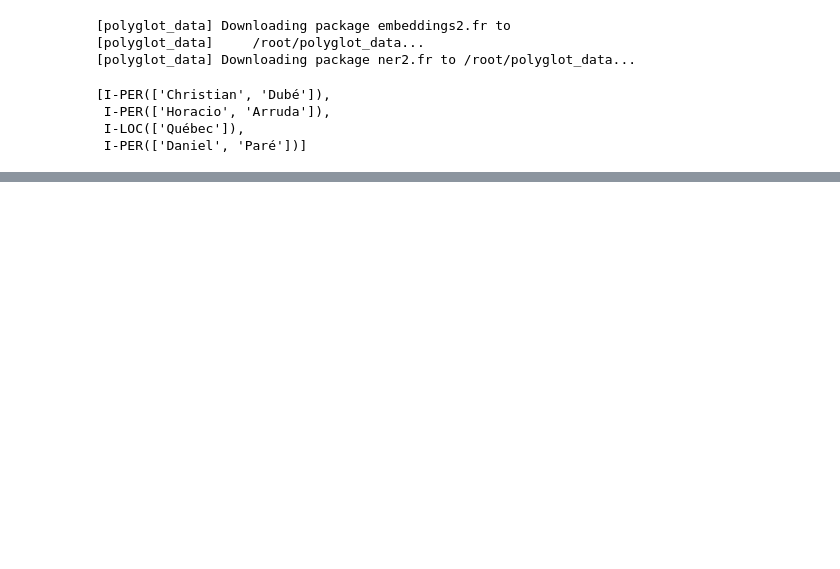
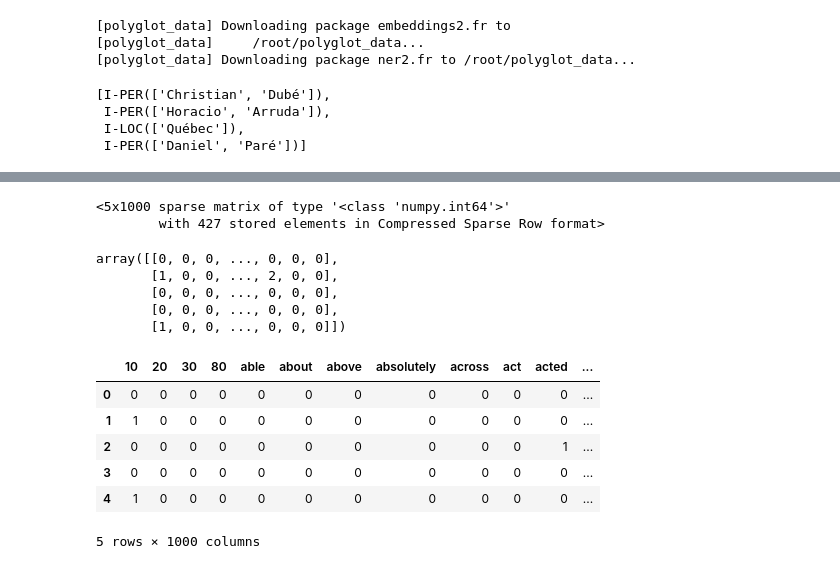
Before and after one commit to ywang1110/NLP, a Jupyter notebook: Quora_Question_Pairs_Similarity_Problem.ipynb, the cells around one changed output, grey strips where cells are left out. Saved outputs shown, nothing was run; the diff lists cells and outputs as text; code cells hidden in the pictures; blank space fills up the shorter version.

```diff
--- a/Quora_Question_Pairs_Similarity_Problem.ipynb
+++ b/Quora_Question_Pairs_Similarity_Problem.ipynb
@@ -1373,0 +1565,3 @@ ptext.entities
+# %%
+import pandas as pd
+df = pd.read_csv('/content/gdrive/My Drive/NLP project/IMDB_sample.csv')
@@ -1373,0 +1592,4 @@ ptext.entities
+# %%
+# Find the length of the longest review (characters, not words)
+df['length_reviews'] =  df['review'].str.len()
+df.head()
@@ -1373,0 +1670,33 @@ ptext.entities
+# %%
+from sklearn.feature_extraction.text import CountVectorizer
+import pandas as pd
+
+vect=CountVectorizer(max_features=1000)  # Pick the 1000 most frequent words accross the corpous of reviews
+vect.fit(df['review'])         # input: pd.series/ list containing many sentences
+X = vect.transform(df['review'])
+X[:5]
+# %% [output]
+<5x1000 sparse matrix of type '<class 'numpy.int64'>'
+        with 427 stored elements in Compressed Sparse Row format>
+# %%
+# sparse matrix -> array
+my_array = X.toarray()
+my_array[:5]
+# %% [output]
+array([[0, 0, 0, ..., 0, 0, 0],
+       [1, 0, 0, ..., 2, 0, 0],
+       [0, 0, 0, ..., 0, 0, 0],
+       [0, 0, 0, ..., 0, 0, 0],
+       [1, 0, 0, ..., 0, 0, 0]])
+# %%
+# Transform back to a dataframe, assign the column name
+X_df = pd.DataFrame(X.toarray(), columns=vect.get_feature_names())
+X_df.head()
+# %% [output]
+|  | 10 | 20 | 30 | 80 | able | about | above | absolutely | across | act | acted | ... |
+| 0 | 0 | 0 | 0 | 0 | 0 | 0 | 0 | 0 | 0 | 0 | 0 | ... |
+| 1 | 1 | 0 | 0 | 0 | 0 | 0 | 0 | 0 | 0 | 0 | 0 | ... |
+| 2 | 0 | 0 | 0 | 0 | 0 | 0 | 0 | 0 | 0 | 0 | 1 | ... |
+| 3 | 0 | 0 | 0 | 0 | 0 | 0 | 0 | 0 | 0 | 0 | 0 | ... |
+| 4 | 1 | 0 | 0 | 0 | 0 | 0 | 0 | 0 | 0 | 0 | 0 | ... |
+5 rows × 1000 columns
```
Also changed, not shown: parts of 163 cells of this notebook.
